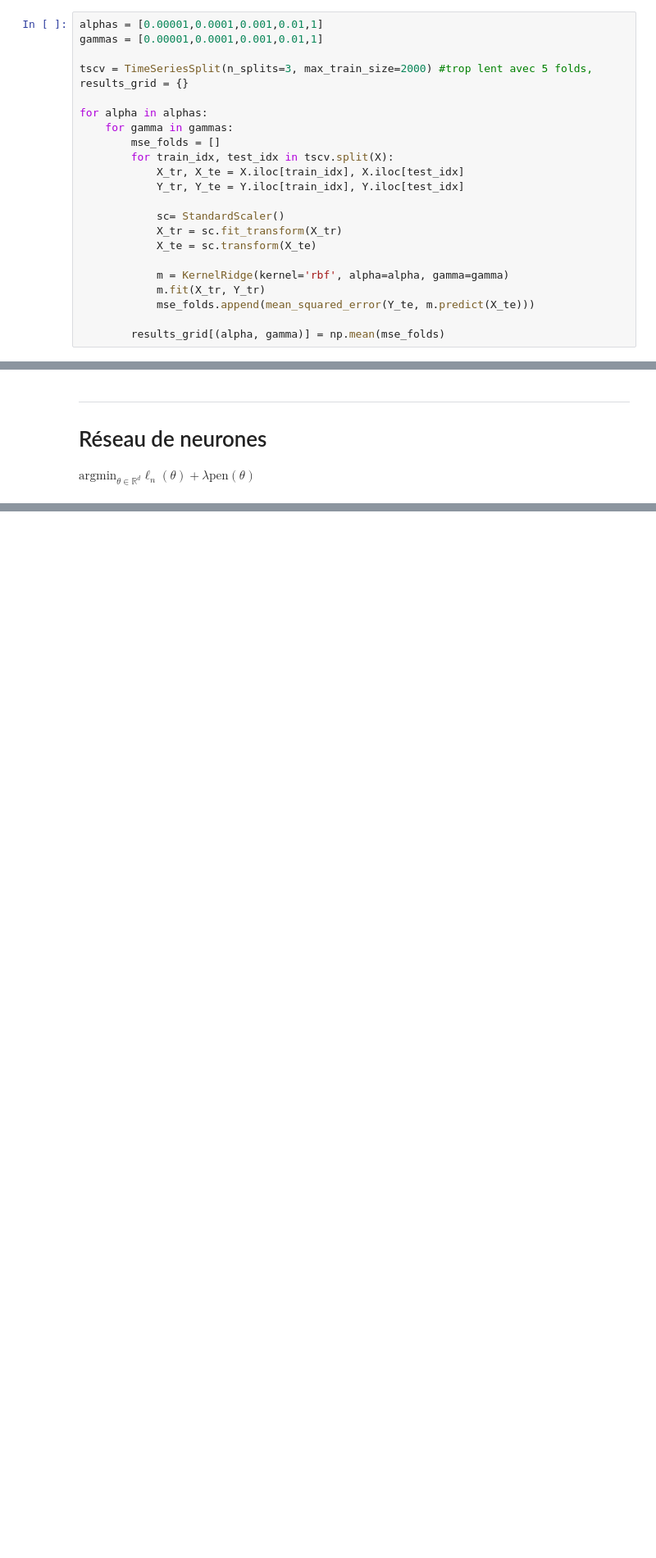
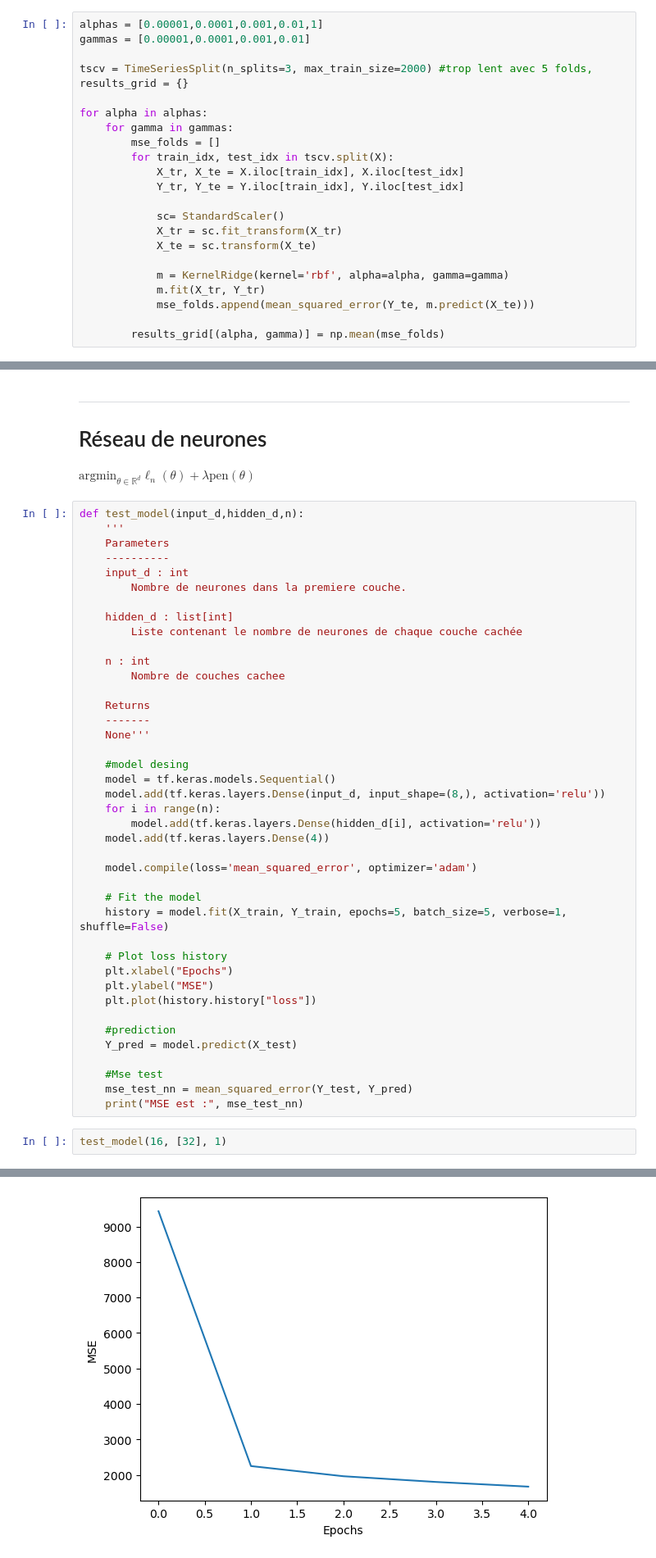
Before and after one commit to NourBouabid/regression_air_quality, a Jupyter notebook: notebook.ipynb, the cells around one changed output, grey strips where cells are left out. Shown at 82% size. Drawn from its saved outputs; the diff is of its cells as text; blank space fills up the shorter version.

Commit message:
neurone

```diff
--- a/notebook.ipynb
+++ b/notebook.ipynb
@@ -325,7 +325,7 @@ Le MSE augmente en fonction de $\alpha$ et le meilleur coefficient est 0, ce qui
 # Méthode noyau
 # %%
 alphas = [0.00001,0.0001,0.001,0.01,1]
-gammas = [0.00001,0.0001,0.001,0.01,1]
+gammas = [0.00001,0.0001,0.001,0.01]
 
 tscv = TimeSeriesSplit(n_splits=3, max_train_size=2000) #trop lent avec 5 folds,
 results_grid = {}
@@ -412,3 +412,47 @@ C6H6(GT)   8.174545   6.726192  0.365624   0.044727  0.054358
 # Réseau de neurones
 
 $\mathrm{argmin}_{\theta \in \mathbb{R}^d}{\ell_n(\theta) + \lambda \mathrm{pen}(\theta)}$
+# %%
+def test_model(input_d,hidden_d,n):
+    '''
+    Parameters
+    ----------
+    input_d : int
+        Nombre de neurones dans la premiere couche.
+
+    hidden_d : list[int]
+        Liste contenant le nombre de neurones de chaque couche cachée
+
+    n : int
+        Nombre de couches cachee
+
+    Returns
+    -------
+    None'''
+
+    #model desing
+    model = tf.keras.models.Sequential()
+    model.add(tf.keras.layers.Dense(input_d, input_shape=(8,), activation='relu'))
+    for i in range(n):
+        model.add(tf.keras.layers.Dense(hidden_d[i], activation='relu'))
+    model.add(tf.keras.layers.Dense(4))
+
+    model.compile(loss='mean_squared_error', optimizer='adam')
+
+    # Fit the model
+    history = model.fit(X_train, Y_train, epochs=5, batch_size=5, verbose=1, shuffle=False)
+
+    # Plot loss history
+    plt.xlabel("Epochs")
+    plt.ylabel("MSE")
+    plt.plot(history.history["loss"])
+
+    #prediction
+    Y_pred = model.predict(X_test)
+
+    #Mse test
+    mse_test_nn = mean_squared_error(Y_test, Y_pred)
+    print("MSE est :", mse_test_nn)
+# %%
+test_model(16, [32], 1)
+# %% [output]
@@ -414,0 +471 @@ $\mathrm{argmin}_{\theta \in \mathbb{R}^d}{\ell_n(\theta) + \lambda \mathrm{pen}
+[figure, added]
```
Also changed, not shown: parts of 4 cells of this notebook.
